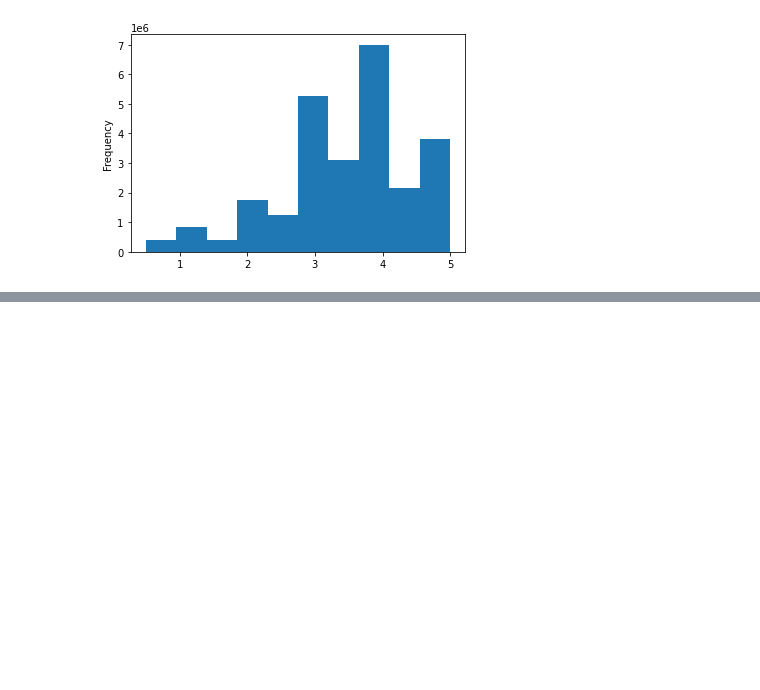
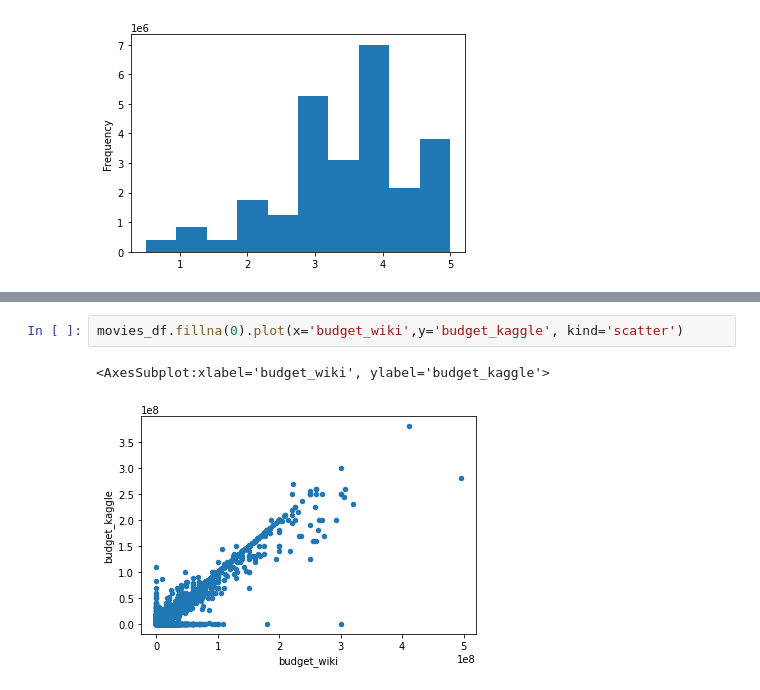
Before and after one commit to jarodpeters/Movies-ETL, a Jupyter notebook: wikipedia-movies.ipynb, the cells around one changed output, grey strips where cells are left out. Drawn from its saved outputs; the diff is of its cells as text; blank space fills up the shorter version.

```diff
--- a/wikipedia-movies.ipynb
+++ b/wikipedia-movies.ipynb
@@ -598,0 +655,5 @@ Name: rating, dtype: float64
+# %%
+movies_df.fillna(0).plot(x='budget_wiki',y='budget_kaggle', kind='scatter')
+# %% [output]
+<AxesSubplot:xlabel='budget_wiki', ylabel='budget_kaggle'>
+[figure, added]
```
Also changed, not shown: parts of 24 cells of this notebook.
